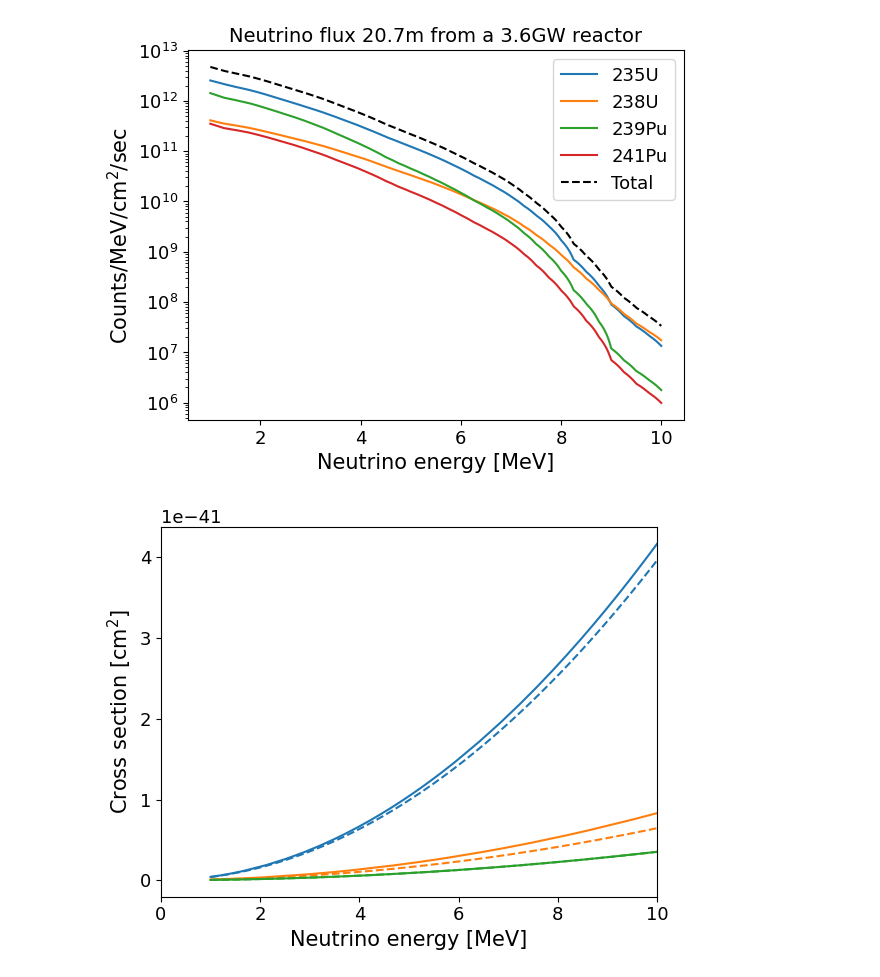
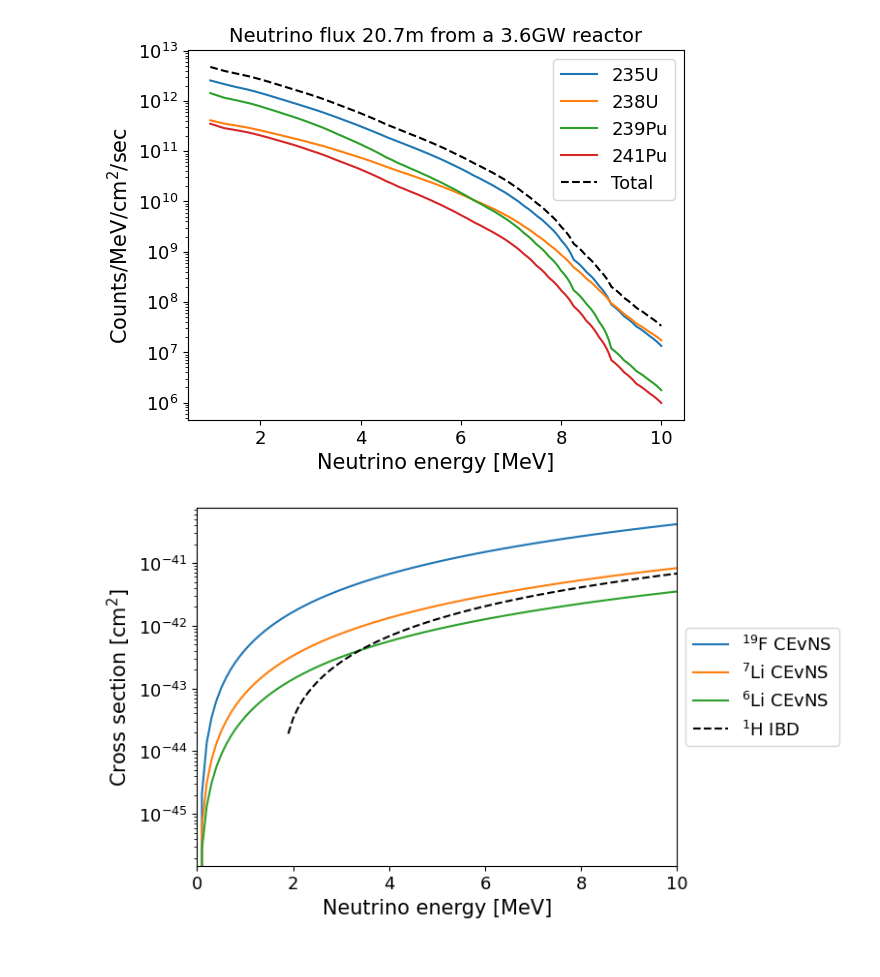
Before and after one commit to schedges/pyCEvNS, a Jupyter notebook: cevns.ipynb, the cells around one changed output. Drawn from its saved outputs; the diff is of its cells as text; code cells hidden in the pictures.

```diff
--- a/cevns.ipynb
+++ b/cevns.ipynb
@@ -38,10 +38,8 @@ Enu_step_size_MeV = 0.001
 Enr_step_size_MeV = 0.000001
 
 #Target constants
-
-
 output_name = "LiF"
-target_isotopes = ["19F","7Li","6Li"]
+target_isotopes = ["$^{19}$F","$^{7}$Li","$^{6}$Li"]
 target_Zs = np.array([9,3,3])
 target_As = np.array([19,7,6])
 target_fractions = [0.5,0.462,0.038] #isotopic
@@ -152,10 +150,9 @@ avg_nuclear_mass = np.sum([target_fractions[i]*mass_table[target_Zs[i]][target_A
 target_mass_fractions =[target_fractions[i]*mass_table[target_Zs[i]][target_As[i]]/avg_nuclear_mass for i in range(0,len(target_fractions))]
 print(target_mass_fractions)
 target_nAtoms = np.array(target_mass_fractions) * target_mass_kg * np.array(atoms_per_kg)
-print(target_nAtoms)
 
 #Plotting
-colors=["tab:blue","tab:orange","tab:green"]
+colors=["tab:blue","tab:orange","tab:green","tab:red","tab:purple","black"]
 plt.rcParams.update({'axes.titlesize': 14})
 plt.rcParams.update({'axes.labelsize': 15})
 plt.rcParams.update({'xtick.labelsize':13})
@@ -273,7 +269,7 @@ Total neutrino flux for this configuration: 7e+12nu/cm2/sec
 [figure]
 # %%
 #Energy - Extend if want to plot xs to higher energies
-#interpolated_energy_arr = np.linspace(0,55,100)
+interpolated_energy_arr = np.linspace(0,10,100)
 
 ###########################################################
 ##Calculate max recoil energy for highest energy neutrino##
@@ -342,31 +338,69 @@ for i,isotope in enumerate(target_isotopes):
 # %%
 ########
 ##Plot##
 ########
 for i,isotope in enumerate(target_isotopes):
-  plt.plot(interpolated_energy_arr,cross_sections[i],color=colors[i],label=target_isotopes[i])
-  plt.plot(interpolated_energy_arr,vector_cross_sections[i],"--",color=colors[i],label=target_isotopes[i]+" (vector only)")
+  plt.plot(interpolated_energy_arr,cross_sections[i],color=colors[i],label=target_isotopes[i]+" CEvNS")
+  #plt.plot(interpolated_energy_arr,vector_cross_sections[i],"--",color=colors[i],label=target_isotopes[i]+" (vector only)")
   #print(np.sum(np.array(cross_sections[i])*total_interpolated_flux*np.array(target_nAtoms[i])*86400*exposure_days))
 
   '''
   print(cross_sections[i])
   print(vector_cross_sections[i])
   diff = np.array([abs(cross_sections[i][j] - vector_cross_sections[i][j])/cross_sections[i][j] if cross_sections[i][j] > 0 else 0 for j in range(0,len(cross_sections[i]))])
   plt.plot(interpolated_energy_arr,diff)
   '''
 
-#plt.legend()
+'''
+#Just for fun, inelastic NC xs from HC Lee
+def calcInelastic(arr,threshold_MeV,ga_sigmatau3_squared):
+  inelastic_xs = []
+  for nrg in arr:
+    if nrg <= threshold_MeV:
+      inelastic_xs.append(0.)
+    else:
+      inelastic_xs.append(4.2e-45*math.pow(nrg-threshold_MeV,2)*ga_sigmatau3_squared)
+  return inelastic_xs
+
+inelastic_thresholds = [0.478,1.554]
+inelastic_matrixelements = [1.78,0.05]
+inelastic_names = ["$^7$Li (0.478 MeV)","$^{19}$F (1.554 MeV)"]
+for i,thresh in enumerate(inelastic_thresholds):
+  inelastic_xs = calcInelastic(interpolated_energy_arr,thresh,inelastic_matrixelements[i])
+  plt.plot(interpolated_energy_arr,inelastic_xs,color=colors[i+4],label=inelastic_names[i],ls="dashed")
+'''
+
+
+#Optional - load IBD xs
+#https://arxiv.org/pdf/2311.16730
+ibdFilename = "xs_arxiv2311.16730.csv"
+ibd_energies = []
+ibd_xs = []
+with open(ibdFilename,"r") as ibdFile:
+  for iline,line in enumerate(ibdFile):
+    if iline>0:
+      line = line.strip("\n")
+      if not line=="":
+        lineParts = line.split(",")
+        ibd_energies.append(float(lineParts[0]))
+        ibd_xs.append(float(lineParts[1])*math.pow(10,-41))
+plt.plot(ibd_energies,ibd_xs,label = "$^{1}$H IBD",color="black",ls="dashed")
+
+
+plt.legend(loc="right")
 #plt.yscale("log")
 plt.xlabel("Neutrino energy [MeV]")
 plt.ylabel("Cross section [cm$^2$]")
+plt.legend(loc='center left', bbox_to_anchor=(1.0, 0.5))
 plt.xlim(left=0,right=10)
+plt.yscale("log")
 #plt.ylim(0.0015,0.0025)
-plt.savefig("LiF_xs.png",dpi=300,bbox_inches="tight")
+plt.savefig("LiF_xs_withIBD_LE.png",dpi=300,bbox_inches="tight")
 
 
 plt.show()
 # %% [output]
-[figure, old version]
+[figure, new version]
 # %%
 #################################
 ##Calculate recoil distribution##
```
Also changed, not shown: parts of 2 cells of this notebook.
